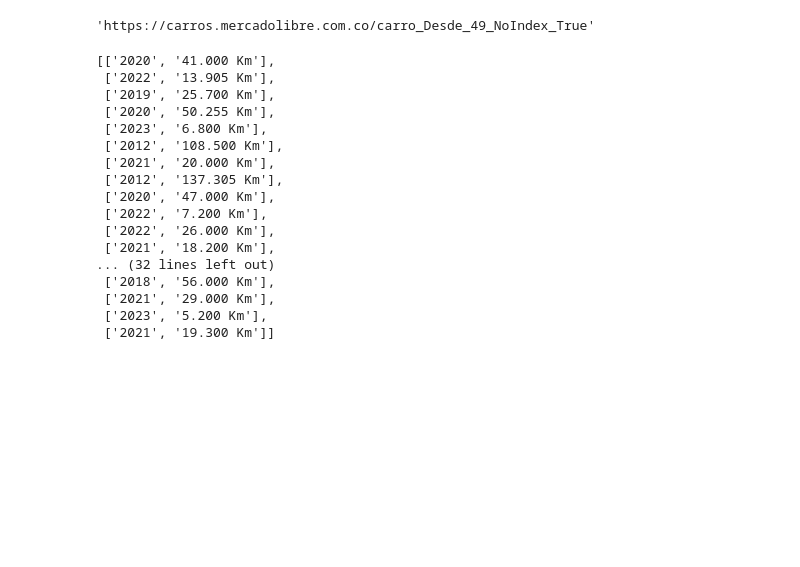
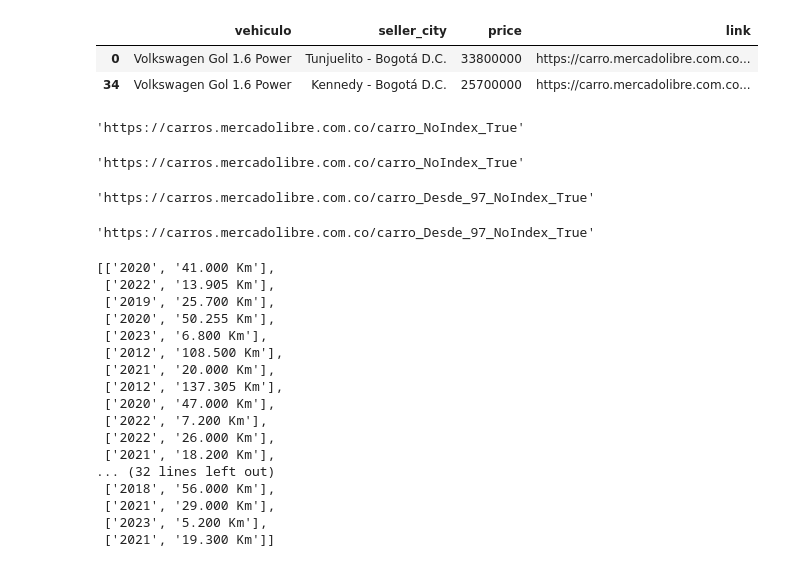
Before and after one commit to Wilmar3752/meli_scrapper, a Jupyter notebook: testing.ipynb, the cells around one changed output. Saved outputs shown, nothing was run; the diff lists cells and outputs as text; code cells hidden in the pictures; blank space fills up the shorter version.

Commit message:
Finish extraction data from main page

```diff
--- a/testing.ipynb
+++ b/testing.ipynb
@@ -15,27 +20,24 @@ s = BeautifulSoup(r.content, 'html.parser')
 # %%
 def get_all_data_from_page(s):
 
-    vehicle_names = s.find_all('h2', attrs= {"class":"ui-search-item__title"})
-    vehicle_names = [v.text for v in vehicle_names]
-    vehicle_locations = s.find_all('span', attrs= {"class":"ui-search-item__group__element ui-search-item__location"})
-    vehicle_locations = [v.text for v in vehicle_locations]
+  vehicle_names = s.find_all('h2', attrs= {"class":"ui-search-item__title"})
+  vehicle_names = [v.text for v in vehicle_names]
+  vehicle_locations = s.find_all('span', attrs= {"class":"ui-search-item__group__element ui-search-item__location"})
+  vehicle_locations = [v.text for v in vehicle_locations]
 
-    href = s.find_all('a', attrs= {"class":"ui-search-item__group__element ui-search-link__title-card ui-search-link"})
-    href = [h.get('href') for h in href]
+  href = s.find_all('a', attrs= {"class":"ui-search-item__group__element ui-search-link__title-card ui-search-link"})
+  href = [h.get('href') for h in href]
 
-    divs  = s.find_all('div', attrs= {"class":"ui-search-result__wrapper"})
-    prices = [int(div.find_all('span',  attrs= {"class":"andes-money-amount__fraction"})[0].text.replace('.','')) for div in divs]
-    siguiente = [[div.find('a')['href'],
-        #   int(get_data_from_li(div)[0]),
-        #   int(get_data_from_li(div)[1].split(' ')[1])
-          ]
-         for div in s.find_all('div', attrs={"class":"ui-search-pagination"})
-         if div.find('a') is not None][0]
+  divs  = s.find_all('div', attrs= {"class":"ui-search-result__wrapper"})
+  prices = [int(div.find_all('span',  attrs= {"class":"andes-money-amount__fraction"})[0].text.replace('.','')) for div in divs]
+  siguiente = [div.find('a')['href']
+          for div in s.find_all('li', attrs={"class":"andes-pagination__button andes-pagination__button--next"})
+          if div.find('a') is not None][0]
 
 
-    df = pd.DataFrame({'vehiculo':vehicle_names, 'seller_city': vehicle_locations, 'price':prices ,'link':href})
+  df = pd.DataFrame({'vehiculo':vehicle_names, 'seller_city': vehicle_locations, 'price':prices ,'link':href})
 
-    return df, siguiente[0]
+  return df, siguiente
 # %%
 df, siguiente = get_all_data_from_page(s)
 # %%
@@ -57,2 +77,2 @@ KeyboardInterrupt:
 # %%
-pd.concat(list_df)
+all_vehicles = pd.concat(list_df)
@@ -73,5 +79,15 @@ pd.concat(list_df)
+# %%
+all_vehicles[all_vehicles['vehiculo']=='Volkswagen Gol 1.6 Power']
+# %% [output]
+|  | vehiculo | seller_city | price | link |
+| 0 | Volkswagen Gol 1.6 Power | Tunjuelito - Bogotá D.C. | 33800000 | https://carro.mercadolibre.com.co... |
+| 34 | Volkswagen Gol 1.6 Power | Kennedy - Bogotá D.C. | 25700000 | https://carro.mercadolibre.com.co... |
 # %%
 siguiente
 # %% [output]
-'https://carros.mercadolibre.com.co/carro_Desde_49_NoIndex_True'
+'https://carros.mercadolibre.com.co/carro_NoIndex_True'
+# %%
+siguiente
+# %% [output]
+'https://carros.mercadolibre.com.co/carro_NoIndex_True'
 # %%
@@ -83,4 +96,12 @@ siguiente = [[div.find('a')['href'],
          if div.find('a') is not None][0]
+# %%
+siguiente
+# %% [output]
+'https://carros.mercadolibre.com.co/carro_Desde_97_NoIndex_True'
+# %%
+s.find_all('li', attrs={"class":"andes-pagination__button andes-pagination__button--next"})[0].find_all('a')[0]['href']
+# %% [output]
+'https://carros.mercadolibre.com.co/carro_Desde_97_NoIndex_True'
 # %%
 model_km_list = s.find_all('ul', attrs= {"class":"ui-search-card-attributes ui-search-item__group__element"})
 model_km_list = [get_data_from_li(x) for x in model_km_list]
```
Also changed, not shown: parts of 5 cells of this notebook, 4 other files.
